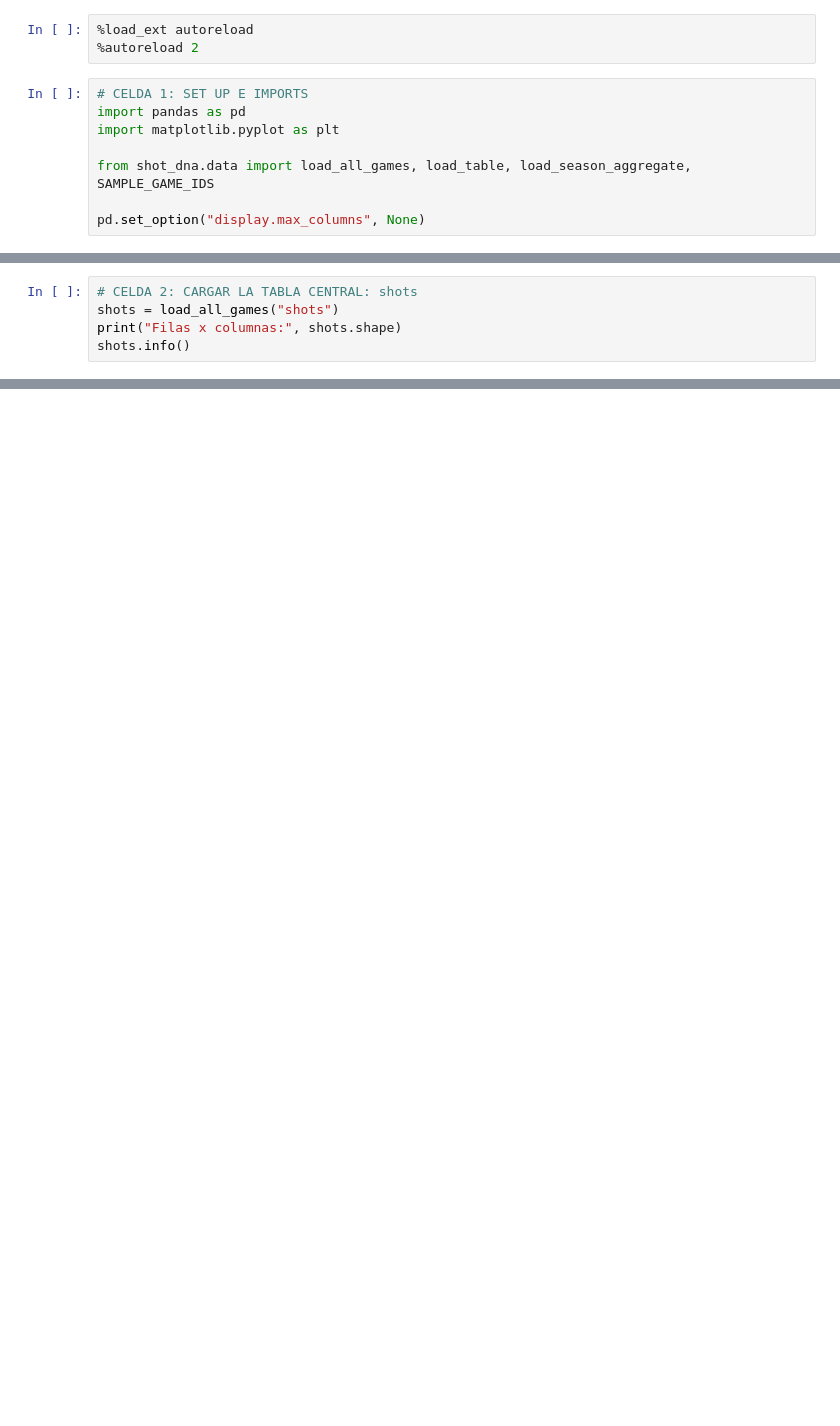
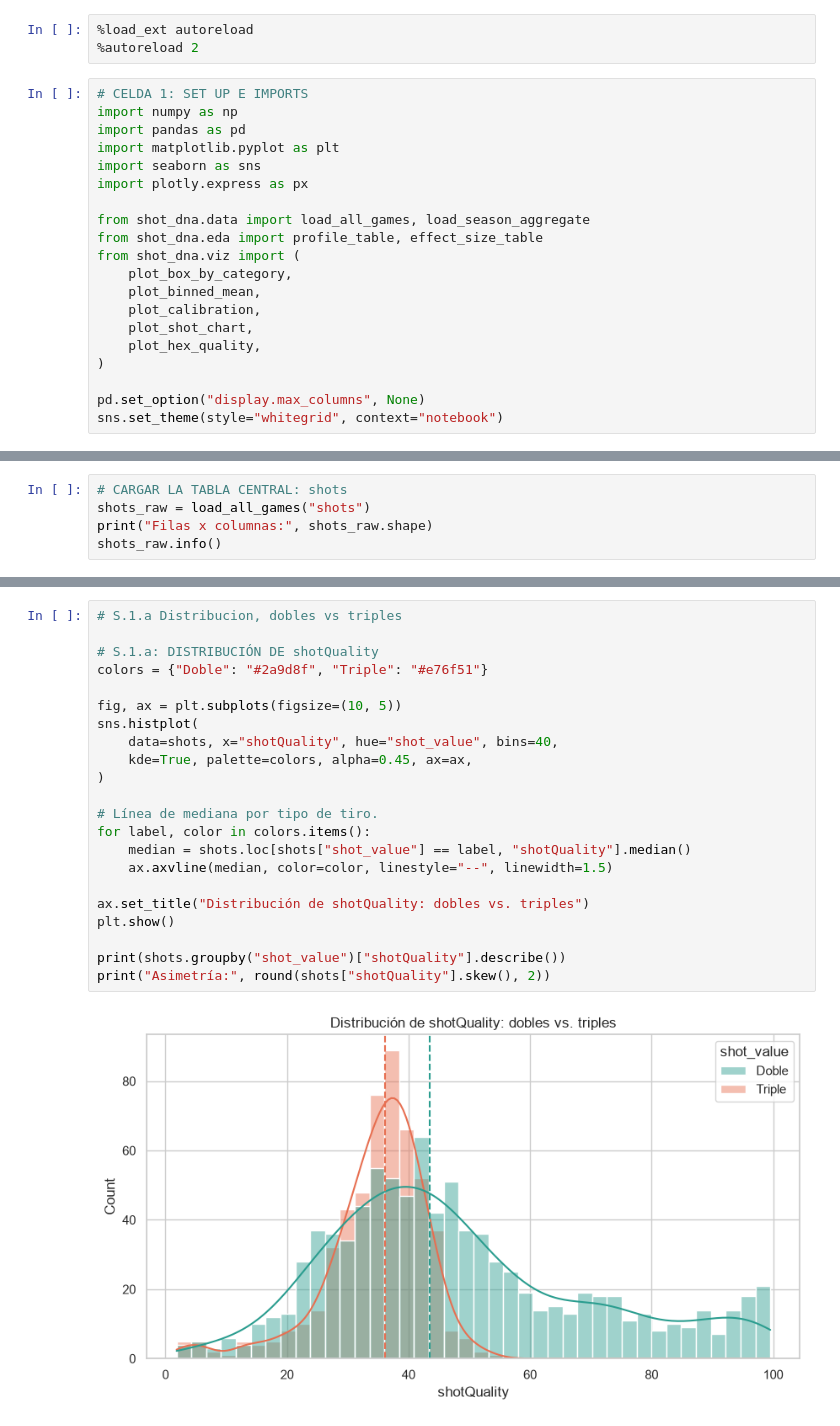
Before and after one commit to juanksRuiz/shot-dna, a Jupyter notebook: notebooks/01_eda_overview.ipynb, the cells around one changed output, grey strips where cells are left out. Drawn from its saved outputs; the diff is of its cells as text; blank space fills up the shorter version.

Commit message:
Graficas iniciales para analizar Shot Quality, falta arefinar y corregir visualizaciones

```diff
--- a/notebooks/01_eda_overview.ipynb
+++ b/notebooks/01_eda_overview.ipynb
@@ -3,9 +3,21 @@
 %autoreload 2
 # %%
 # CELDA 1: SET UP E IMPORTS
+import numpy as np
 import pandas as pd
 import matplotlib.pyplot as plt
+import seaborn as sns
+import plotly.express as px
 
-from shot_dna.data import load_all_games, load_table, load_season_aggregate, SAMPLE_GAME_IDS
+from shot_dna.data import load_all_games, load_season_aggregate
+from shot_dna.eda import profile_table, effect_size_table
+from shot_dna.viz import (
+    plot_box_by_category,
+    plot_binned_mean,
+    plot_calibration,
+    plot_shot_chart,
+    plot_hex_quality,
+)
 
 pd.set_option("display.max_columns", None)
+sns.set_theme(style="whitegrid", context="notebook")
@@ -12,6 +26,6 @@ pd.set_option("display.max_columns", None)
 # %%
-# CELDA 2: CARGAR LA TABLA CENTRAL: shots
-shots = load_all_games("shots")
-print("Filas x columnas:", shots.shape)
-shots.info()
+# CARGAR LA TABLA CENTRAL: shots
+shots_raw = load_all_games("shots")
+print("Filas x columnas:", shots_raw.shape)
+shots_raw.info()
 # %% [output]
@@ -18,0 +85,24 @@ FileNotFoundError: [Errno 2] No such file or directory: 'data\\01_raw\\skillcorn
+# %%
+# S.1.a Distribucion, dobles vs triples
+
+# S.1.a: DISTRIBUCIÓN DE shotQuality
+colors = {"Doble": "#2a9d8f", "Triple": "#e76f51"}
+
+fig, ax = plt.subplots(figsize=(10, 5))
+sns.histplot(
+    data=shots, x="shotQuality", hue="shot_value", bins=40,
+    kde=True, palette=colors, alpha=0.45, ax=ax,
+)
+
+# Línea de mediana por tipo de tiro.
+for label, color in colors.items():
+    median = shots.loc[shots["shot_value"] == label, "shotQuality"].median()
+    ax.axvline(median, color=color, linestyle="--", linewidth=1.5)
+
+ax.set_title("Distribución de shotQuality: dobles vs. triples")
+plt.show()
+
+print(shots.groupby("shot_value")["shotQuality"].describe())
+print("Asimetría:", round(shots["shotQuality"].skew(), 2))
+# %% [output]
+[figure, added]
```
Also changed, not shown: parts of 37 cells of this notebook, 4 other files.
